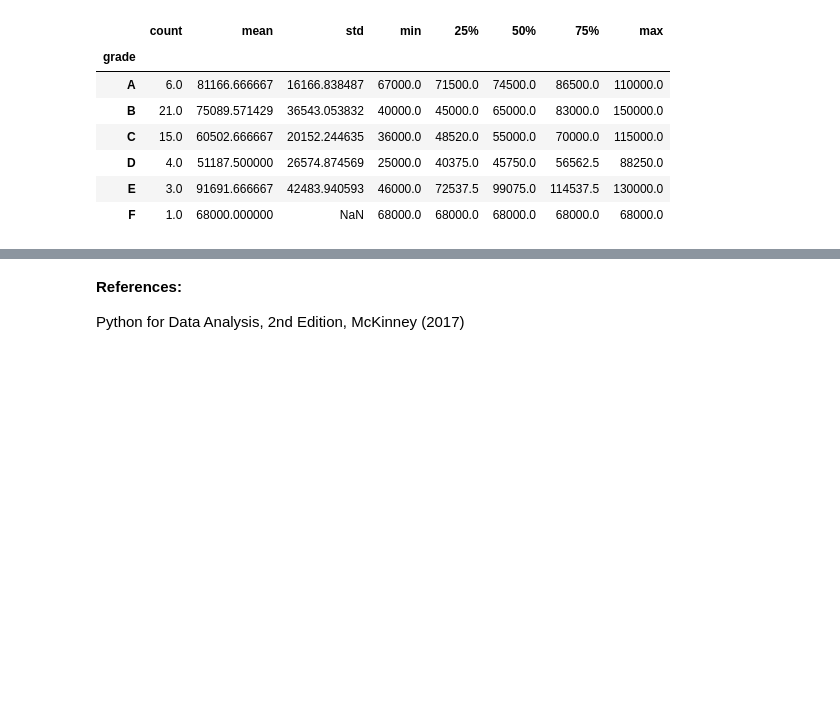
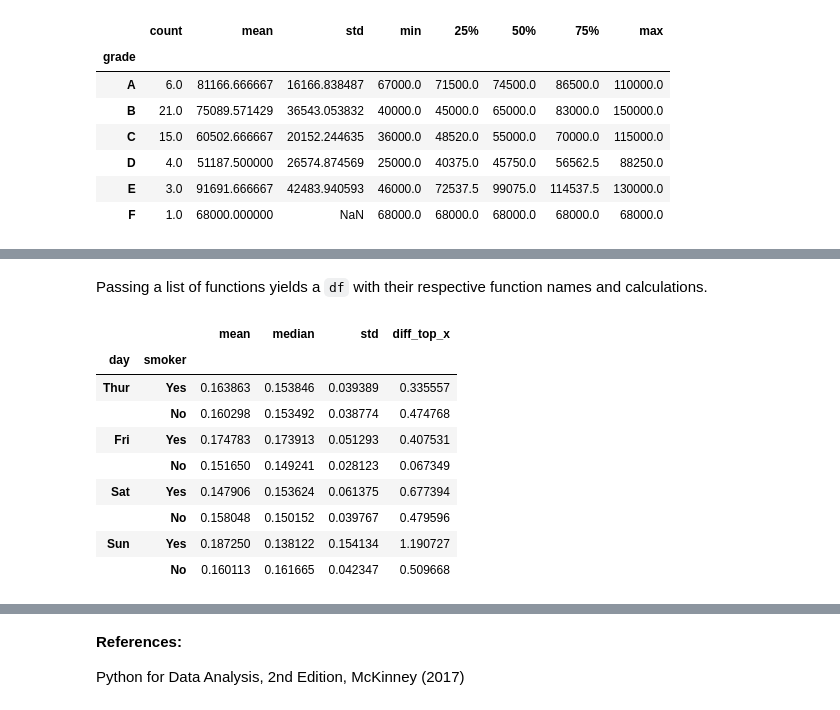
Before and after one commit to bryanblackbee/ds-learning-journey, a Jupyter notebook: jupyter_notebook/topics/data-analysis-with-python/chap-10-2-Data-Aggregation.ipynb, the cells around one changed output, grey strips where cells are left out. Drawn from its saved outputs; the diff is of its cells as text; code cells hidden in the pictures; blank space fills up the shorter version.

```diff
--- a/jupyter_notebook/topics/data-analysis-with-python/chap-10-2-Data-Aggregation.ipynb
+++ b/jupyter_notebook/topics/data-analysis-with-python/chap-10-2-Data-Aggregation.ipynb
@@ -132,0 +177,16 @@ df.groupby('grade')['annual_income'].describe()
+# %% [markdown]
+Passing a list of functions yields a `df` with their respective function names and calculations.
+# %%
+# You can pass in names as strings or the name of functions directly.
+by_day_by_smoker_groupby['pct_tip'].agg(['mean', 'median', 'std', diff_top_x])
+# %% [output]
+|  |  | mean | median | std | diff_top_x |
+| day | smoker |  |  |  |  |
+| Thur | Yes | 0.163863 | 0.153846 | 0.039389 | 0.335557 |
+|  | No | 0.160298 | 0.153492 | 0.038774 | 0.474768 |
+| Fri | Yes | 0.174783 | 0.173913 | 0.051293 | 0.407531 |
+|  | No | 0.151650 | 0.149241 | 0.028123 | 0.067349 |
+| Sat | Yes | 0.147906 | 0.153624 | 0.061375 | 0.677394 |
+|  | No | 0.158048 | 0.150152 | 0.039767 | 0.479596 |
+| Sun | Yes | 0.187250 | 0.138122 | 0.154134 | 1.190727 |
+|  | No | 0.160113 | 0.161665 | 0.042347 | 0.509668 |
```
Also changed, not shown: parts of 12 cells of this notebook, 2 other files.
